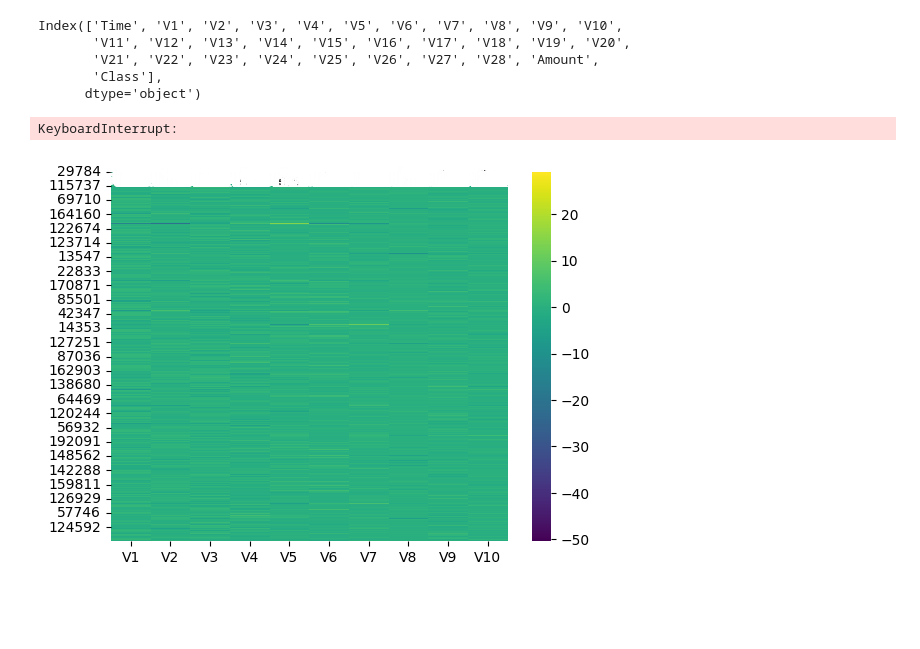
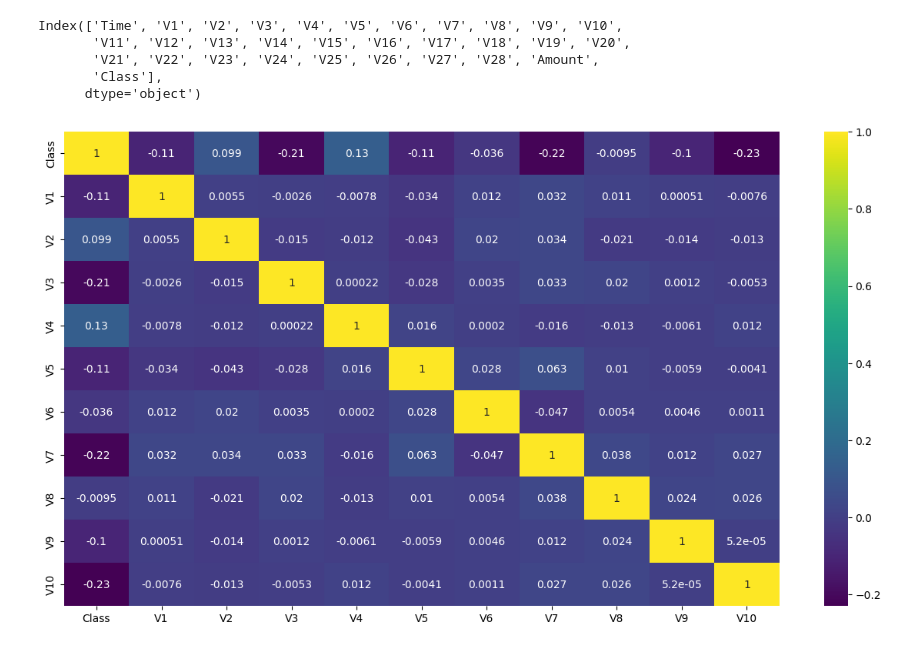
Before and after one commit to Parth-M-M/Rnw, a Jupyter notebook: algorithms/Superviced learning/practical exam/practicalexam.ipynb, the cells around one changed output. Saved outputs shown, nothing was run; the diff lists cells and outputs as text; code cells hidden in the pictures; blank space fills up the shorter version.

```diff
--- a/algorithms/Superviced learning/practical exam/practicalexam.ipynb
+++ b/algorithms/Superviced learning/practical exam/practicalexam.ipynb
@@ -119,10 +119,9 @@ Index(['Time', 'V1', 'V2', 'V3', 'V4', 'V5', 'V6', 'V7', 'V8', 'V9', 'V10',
        'Class'],
       dtype='object')
 # %%
-selected_cols = ['V1', 'V2', 'V3', 'V4', 'V5', 'V6', 'V7', 'V8', 'V9', 'V10']
-
-sns.heatmap(df_sampled[selected_cols], annot=True, cmap='viridis')
+selected_cols = ['Class','V1', 'V2', 'V3', 'V4', 'V5', 'V6', 'V7', 'V8', 'V9', 'V10']
+plt.figure(figsize=(15, 8))
+sns.heatmap(df_sampled[selected_cols].corr(), annot=True, cmap='viridis')
 plt.show()
 # %% [output]
-KeyboardInterrupt:
-[figure, old version]
+[figure, new version]
```
Also changed, not shown: parts of 9 cells of this notebook.
